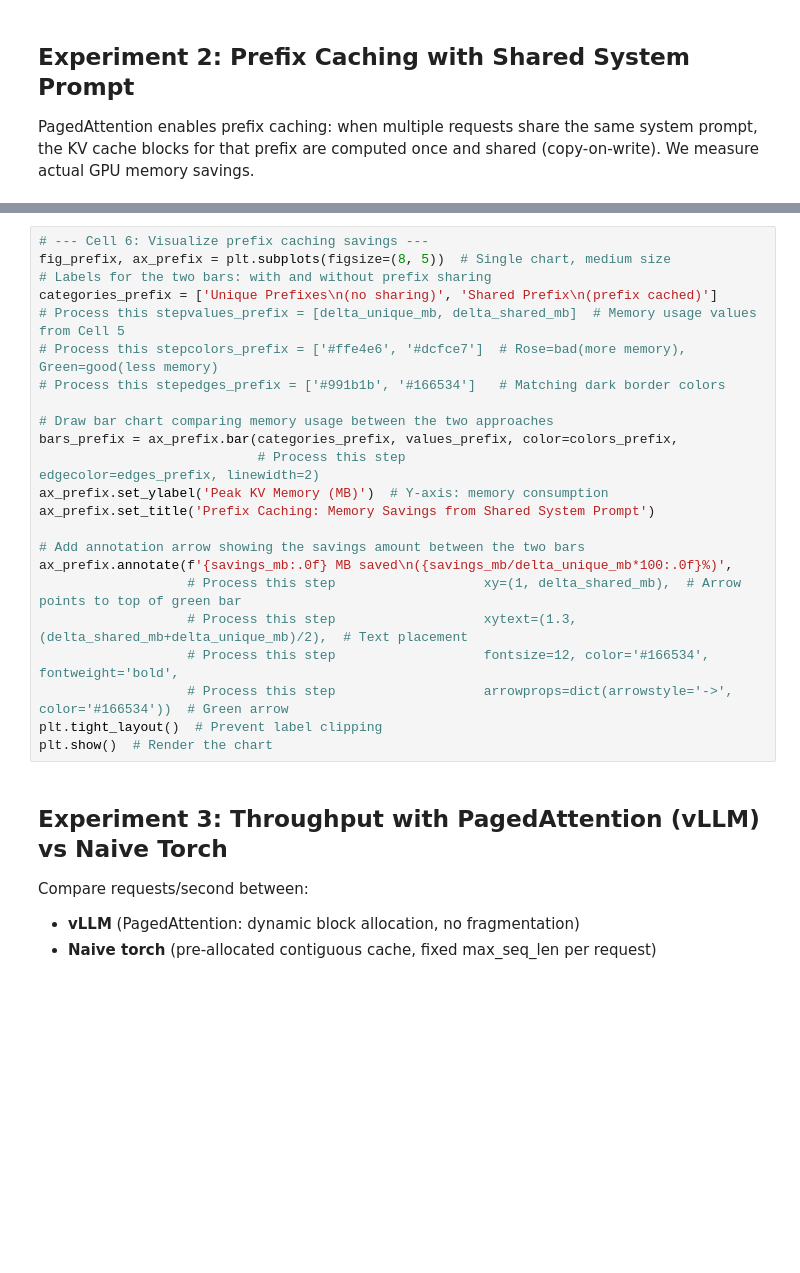
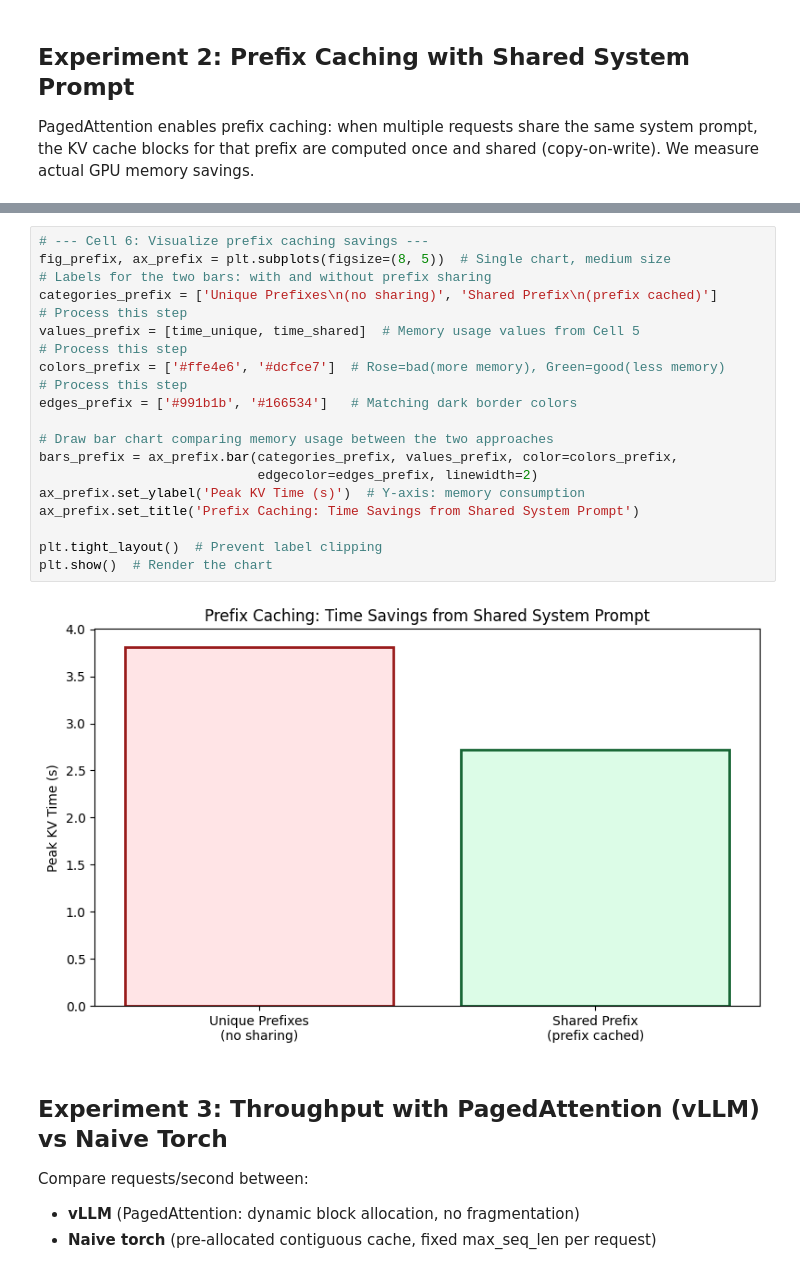
Before and after one commit to Mrudhulraj/llm-caching, a Jupyter notebook: kv-cache/preficx-caching.ipynb, the cells around one changed output, grey strips where cells are left out. Cells and saved outputs as stored; diff of their text form; blank space fills up the shorter version.

Commit message:
Updated VLLM caching

```diff
--- a/kv-cache/preficx-caching.ipynb
+++ b/kv-cache/preficx-caching.ipynb
@@ -193,26 +230,25 @@ print(f'Memory saved by prefix caching:  {savings_mb:.1f} MB ({savings_mb/delta_
 # %%
 # --- Cell 6: Visualize prefix caching savings ---
 fig_prefix, ax_prefix = plt.subplots(figsize=(8, 5))  # Single chart, medium size
 # Labels for the two bars: with and without prefix sharing
 categories_prefix = ['Unique Prefixes\n(no sharing)', 'Shared Prefix\n(prefix cached)']
-# Process this stepvalues_prefix = [delta_unique_mb, delta_shared_mb]  # Memory usage values from Cell 5
-# Process this stepcolors_prefix = ['#ffe4e6', '#dcfce7']  # Rose=bad(more memory), Green=good(less memory)
-# Process this stepedges_prefix = ['#991b1b', '#166534']   # Matching dark border colors
+# Process this step
+values_prefix = [time_unique, time_shared]  # Memory usage values from Cell 5
+# Process this step
+colors_prefix = ['#ffe4e6', '#dcfce7']  # Rose=bad(more memory), Green=good(less memory)
+# Process this step
+edges_prefix = ['#991b1b', '#166534']   # Matching dark border colors
 
 # Draw bar chart comparing memory usage between the two approaches
 bars_prefix = ax_prefix.bar(categories_prefix, values_prefix, color=colors_prefix,
-                            # Process this step                            edgecolor=edges_prefix, linewidth=2)
-ax_prefix.set_ylabel('Peak KV Memory (MB)')  # Y-axis: memory consumption
-ax_prefix.set_title('Prefix Caching: Memory Savings from Shared System Prompt')
+                            edgecolor=edges_prefix, linewidth=2)
+ax_prefix.set_ylabel('Peak KV Time (s)')  # Y-axis: memory consumption
+ax_prefix.set_title('Prefix Caching: Time Savings from Shared System Prompt')
 
-# Add annotation arrow showing the savings amount between the two bars
-ax_prefix.annotate(f'{savings_mb:.0f} MB saved\n({savings_mb/delta_unique_mb*100:.0f}%)',
-                   # Process this step                   xy=(1, delta_shared_mb),  # Arrow points to top of green bar
-                   # Process this step                   xytext=(1.3, (delta_shared_mb+delta_unique_mb)/2),  # Text placement
-                   # Process this step                   fontsize=12, color='#166534', fontweight='bold',
-                   # Process this step                   arrowprops=dict(arrowstyle='->', color='#166534'))  # Green arrow
 plt.tight_layout()  # Prevent label clipping
 plt.show()  # Render the chart
+# %% [output]
+[figure, added]
 # %% [markdown]
 ## Experiment 3: Throughput with PagedAttention (vLLM) vs Naive Torch
 
```
Also changed, not shown: parts of 13 cells of this notebook.
